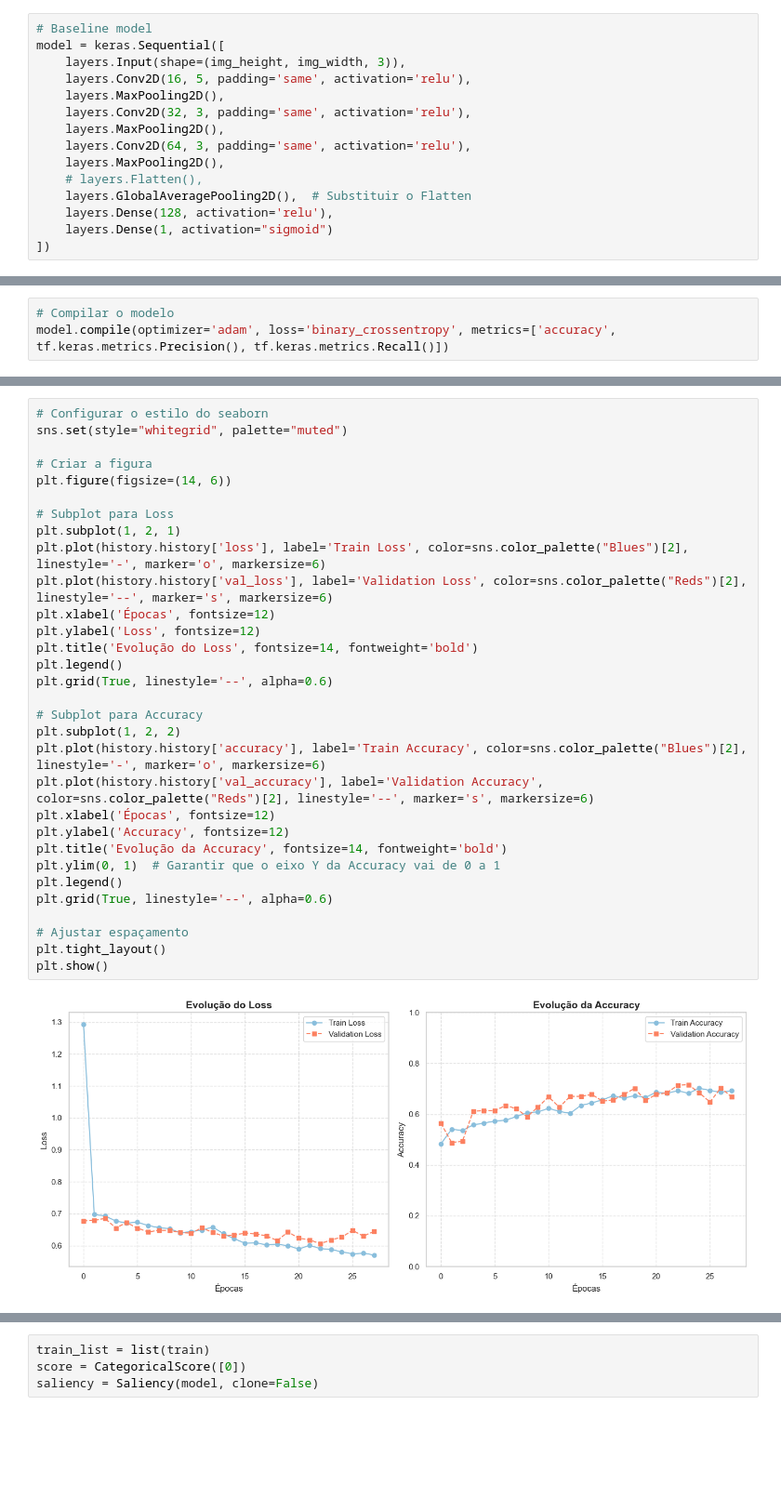
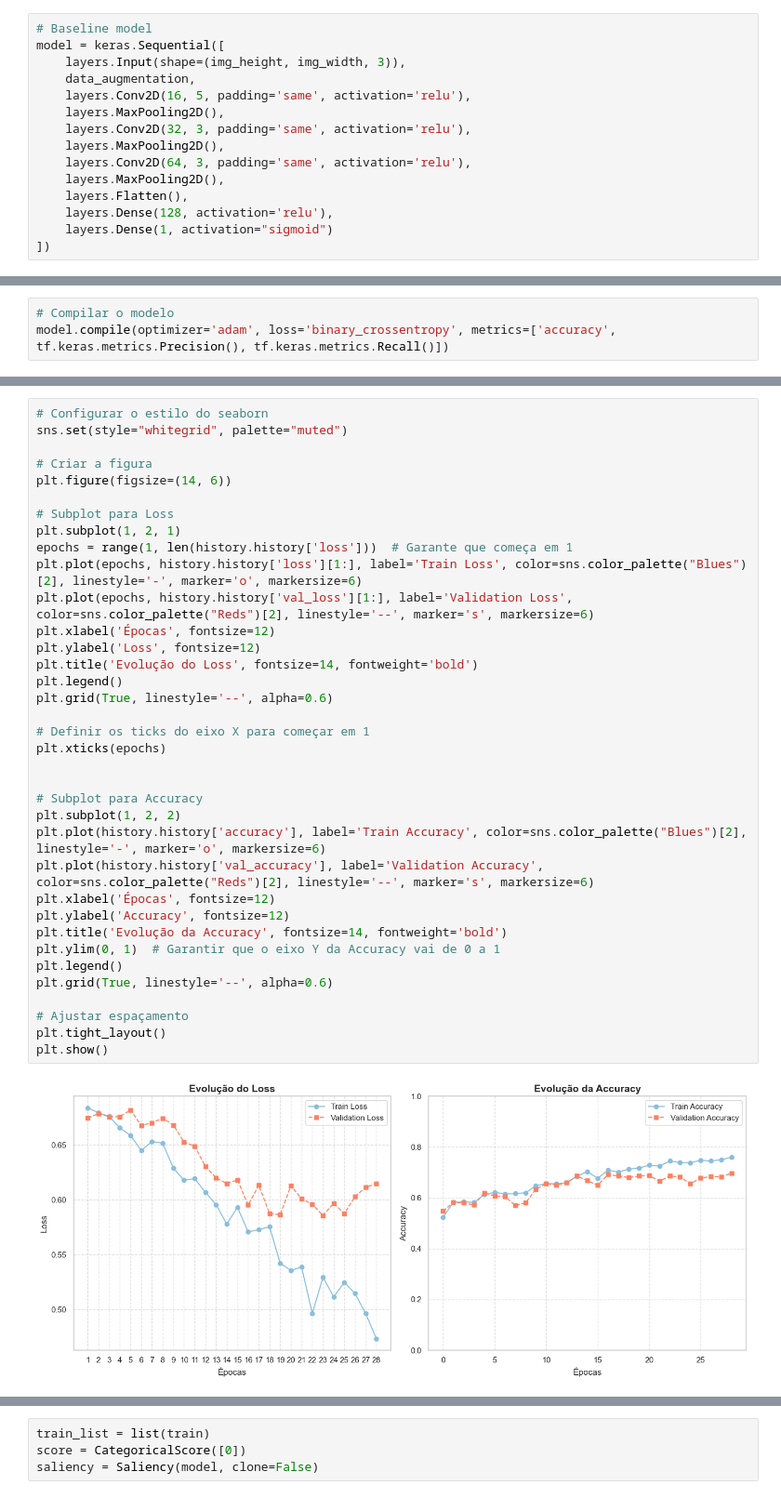
Before and after one commit to Kinpau/APVC_Projeto, a Jupyter notebook: APVC-Desafio2/notebooks/D2Parte2.ipynb, the cells around one changed output, grey strips where cells are left out. Shown at 93% size. Cells and saved outputs as stored; diff of their text form; blank space fills up the shorter version.

```diff
--- a/APVC-Desafio2/notebooks/D2Parte2.ipynb
+++ b/APVC-Desafio2/notebooks/D2Parte2.ipynb
@@ -181,14 +186,14 @@ exec(code);
 # Baseline model
 model = keras.Sequential([
     layers.Input(shape=(img_height, img_width, 3)),
+    data_augmentation,
     layers.Conv2D(16, 5, padding='same', activation='relu'),
     layers.MaxPooling2D(),
     layers.Conv2D(32, 3, padding='same', activation='relu'),
     layers.MaxPooling2D(),
     layers.Conv2D(64, 3, padding='same', activation='relu'),
     layers.MaxPooling2D(),
-    # layers.Flatten(),
-    layers.GlobalAveragePooling2D(),  # Substituir o Flatten
+    layers.Flatten(),
     layers.Dense(128, activation='relu'),
     layers.Dense(1, activation="sigmoid")
 ])
@@ -244,36 +249,41 @@ Epoch 28/50
 # %%
 # Configurar o estilo do seaborn
 sns.set(style="whitegrid", palette="muted")
 
 # Criar a figura
 plt.figure(figsize=(14, 6))
 
 # Subplot para Loss
 plt.subplot(1, 2, 1)
-plt.plot(history.history['loss'], label='Train Loss', color=sns.color_palette("Blues")[2], linestyle='-', marker='o', markersize=6)
-plt.plot(history.history['val_loss'], label='Validation Loss', color=sns.color_palette("Reds")[2], linestyle='--', marker='s', markersize=6)
+epochs = range(1, len(history.history['loss']))  # Garante que começa em 1
+plt.plot(epochs, history.history['loss'][1:], label='Train Loss', color=sns.color_palette("Blues")[2], linestyle='-', marker='o', markersize=6)
+plt.plot(epochs, history.history['val_loss'][1:], label='Validation Loss', color=sns.color_palette("Reds")[2], linestyle='--', marker='s', markersize=6)
 plt.xlabel('Épocas', fontsize=12)
 plt.ylabel('Loss', fontsize=12)
 plt.title('Evolução do Loss', fontsize=14, fontweight='bold')
 plt.legend()
 plt.grid(True, linestyle='--', alpha=0.6)
+
+# Definir os ticks do eixo X para começar em 1
+plt.xticks(epochs)
+
 
 # Subplot para Accuracy
 plt.subplot(1, 2, 2)
 plt.plot(history.history['accuracy'], label='Train Accuracy', color=sns.color_palette("Blues")[2], linestyle='-', marker='o', markersize=6)
 plt.plot(history.history['val_accuracy'], label='Validation Accuracy', color=sns.color_palette("Reds")[2], linestyle='--', marker='s', markersize=6)
 plt.xlabel('Épocas', fontsize=12)
 plt.ylabel('Accuracy', fontsize=12)
 plt.title('Evolução da Accuracy', fontsize=14, fontweight='bold')
 plt.ylim(0, 1)  # Garantir que o eixo Y da Accuracy vai de 0 a 1
 plt.legend()
 plt.grid(True, linestyle='--', alpha=0.6)
 
 # Ajustar espaçamento
 plt.tight_layout()
 plt.show()
 # %% [output]
-[figure, old version]
+[figure, new version]
 # %%
 # Carregar melhor modelo em validação
 model.load_weights("tmp/baseline.weights.h5")
```
Also changed, not shown: parts of 25 cells of this notebook, 1 other file.
